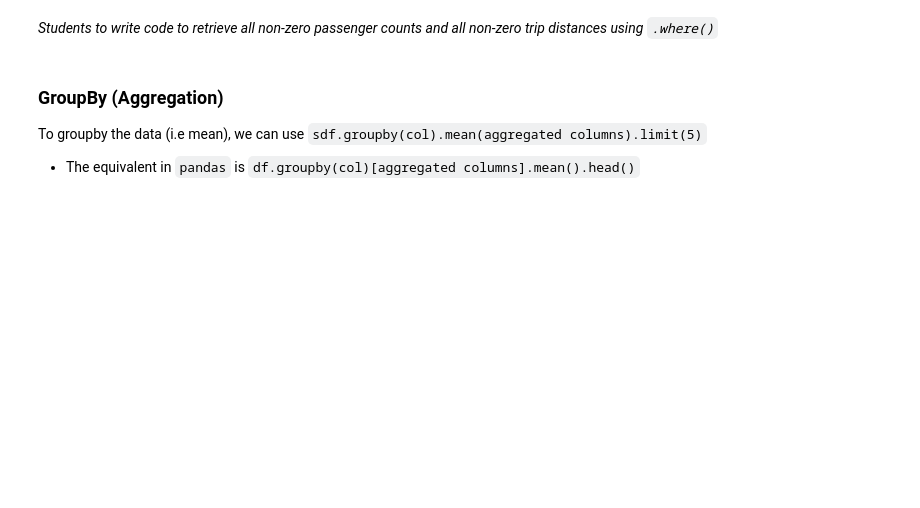
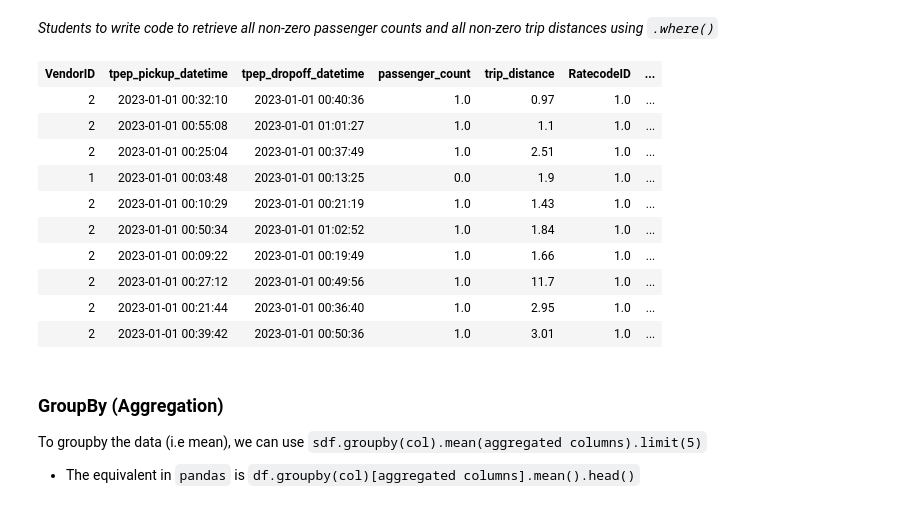
Before and after one commit to sidneyhoei/MAST30034_Python, a Jupyter notebook: tutorials/tute_1/Tute1_Python.ipynb, the cells around one changed output. Drawn from its saved outputs; the diff is of its cells as text; code cells hidden in the pictures; blank space fills up the shorter version.

```diff
--- a/tutorials/tute_1/Tute1_Python.ipynb
+++ b/tutorials/tute_1/Tute1_Python.ipynb
@@ -233,10 +351,22 @@ _Students to write code to retrieve all non-zero passenger counts and all non-ze
 # %%
 # write code here to retrieve all non-zero passenger counts and all non-zero trip distances using where
 sdf.where(
     # != 0 is fine, but let's also take into account some more realistic filters
     (F.col('passenger_count') >= 0)
     & (F.col('trip_distance') >= 0)
-)
+).limit(10)
+# %% [output]
+| VendorID | tpep_pickup_datetime | tpep_dropoff_datetime | passenger_count | trip_distance | RatecodeID | ... |
+| 2 | 2023-01-01 00:32:10 | 2023-01-01 00:40:36 | 1.0 | 0.97 | 1.0 | ... |
+| 2 | 2023-01-01 00:55:08 | 2023-01-01 01:01:27 | 1.0 | 1.1 | 1.0 | ... |
+| 2 | 2023-01-01 00:25:04 | 2023-01-01 00:37:49 | 1.0 | 2.51 | 1.0 | ... |
+| 1 | 2023-01-01 00:03:48 | 2023-01-01 00:13:25 | 0.0 | 1.9 | 1.0 | ... |
+| 2 | 2023-01-01 00:10:29 | 2023-01-01 00:21:19 | 1.0 | 1.43 | 1.0 | ... |
+| 2 | 2023-01-01 00:50:34 | 2023-01-01 01:02:52 | 1.0 | 1.84 | 1.0 | ... |
+| 2 | 2023-01-01 00:09:22 | 2023-01-01 00:19:49 | 1.0 | 1.66 | 1.0 | ... |
+| 2 | 2023-01-01 00:27:12 | 2023-01-01 00:49:56 | 1.0 | 11.7 | 1.0 | ... |
+| 2 | 2023-01-01 00:21:44 | 2023-01-01 00:36:40 | 1.0 | 2.95 | 1.0 | ... |
+| 2 | 2023-01-01 00:39:42 | 2023-01-01 00:50:36 | 1.0 | 3.01 | 1.0 | ... |
 # %% [markdown]
 ### GroupBy (Aggregation)
 To groupby the data (i.e mean), we can use `sdf.groupby(col).mean(aggregated columns).limit(5)`
```
Also changed, not shown: parts of 21 cells of this notebook.
